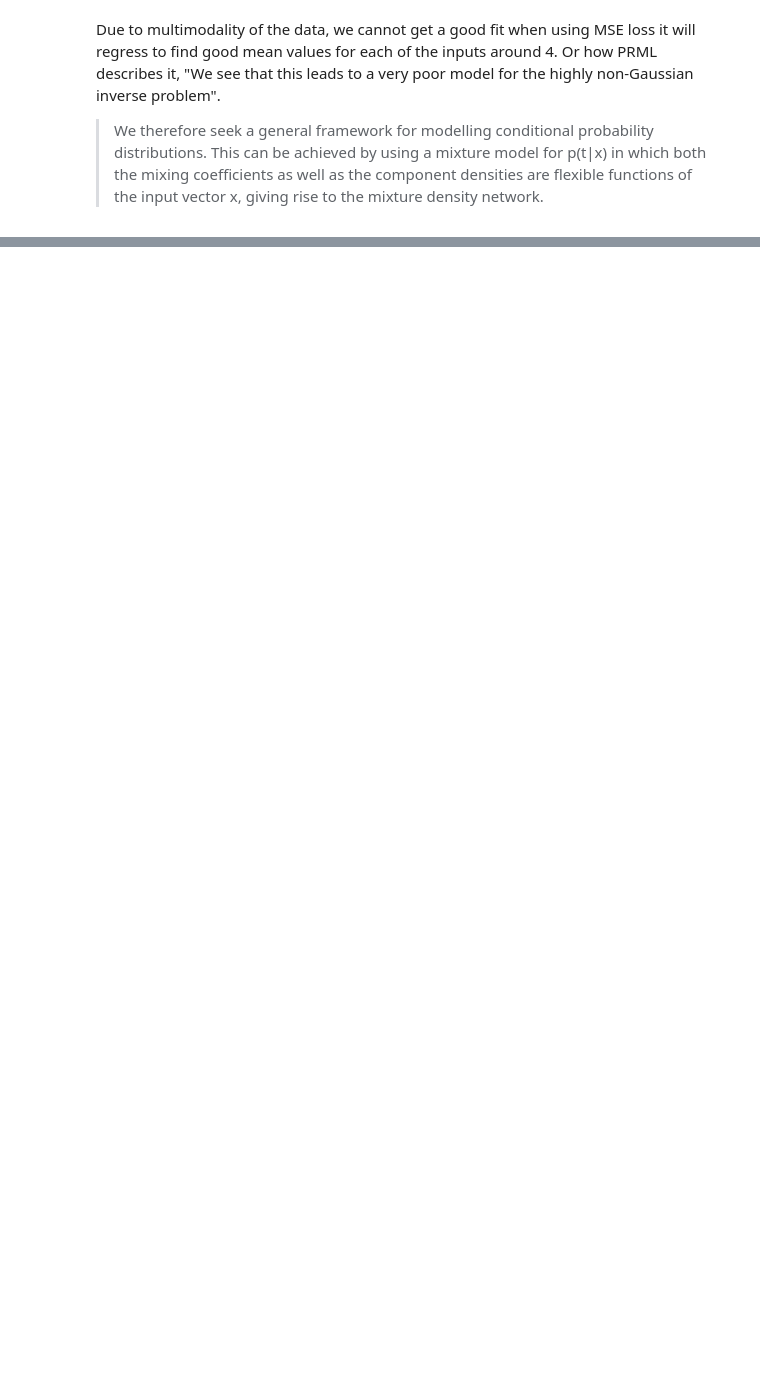
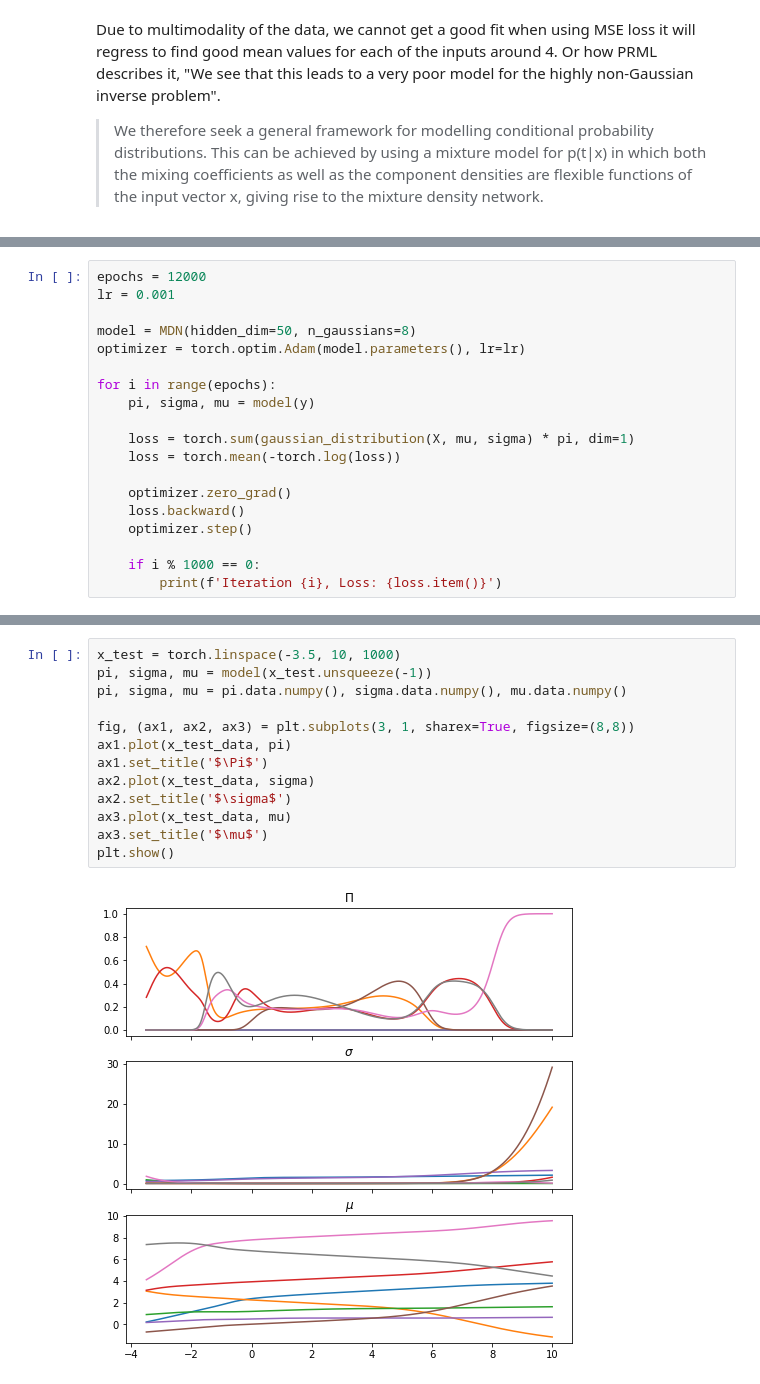
Before and after one commit to RobvanGastel/optimization-ml, a Jupyter notebook: Mixture_density_networks.ipynb, the cells around one changed output, grey strips where cells are left out. Drawn from its saved outputs; the diff is of its cells as text; blank space fills up the shorter version.

Commit message:
Add initial MDN model

```diff
--- a/Mixture_density_networks.ipynb
+++ b/Mixture_density_networks.ipynb
@@ -105,0 +138,19 @@ Due to multimodality of the data, we cannot get a good fit when using MSE loss i
+# %%
+epochs = 12000
+lr = 0.001
+
+model = MDN(hidden_dim=50, n_gaussians=8)
+optimizer = torch.optim.Adam(model.parameters(), lr=lr)
+
+for i in range(epochs):
+    pi, sigma, mu = model(y)
+
+    loss = torch.sum(gaussian_distribution(X, mu, sigma) * pi, dim=1)
+    loss = torch.mean(-torch.log(loss))
+
+    optimizer.zero_grad()
+    loss.backward()
+    optimizer.step()
+
+    if i % 1000 == 0:
+        print(f'Iteration {i}, Loss: {loss.item()}')
@@ -105,0 +170,15 @@ Due to multimodality of the data, we cannot get a good fit when using MSE loss i
+# %%
+x_test = torch.linspace(-3.5, 10, 1000)
+pi, sigma, mu = model(x_test.unsqueeze(-1))
+pi, sigma, mu = pi.data.numpy(), sigma.data.numpy(), mu.data.numpy()
+
+fig, (ax1, ax2, ax3) = plt.subplots(3, 1, sharex=True, figsize=(8,8))
+ax1.plot(x_test_data, pi)
+ax1.set_title('$\Pi$')
+ax2.plot(x_test_data, sigma)
+ax2.set_title('$\sigma$')
+ax3.plot(x_test_data, mu)
+ax3.set_title('$\mu$')
+plt.show()
+# %% [output]
+[figure, added]
```
Also changed, not shown: parts of 10 cells of this notebook.
